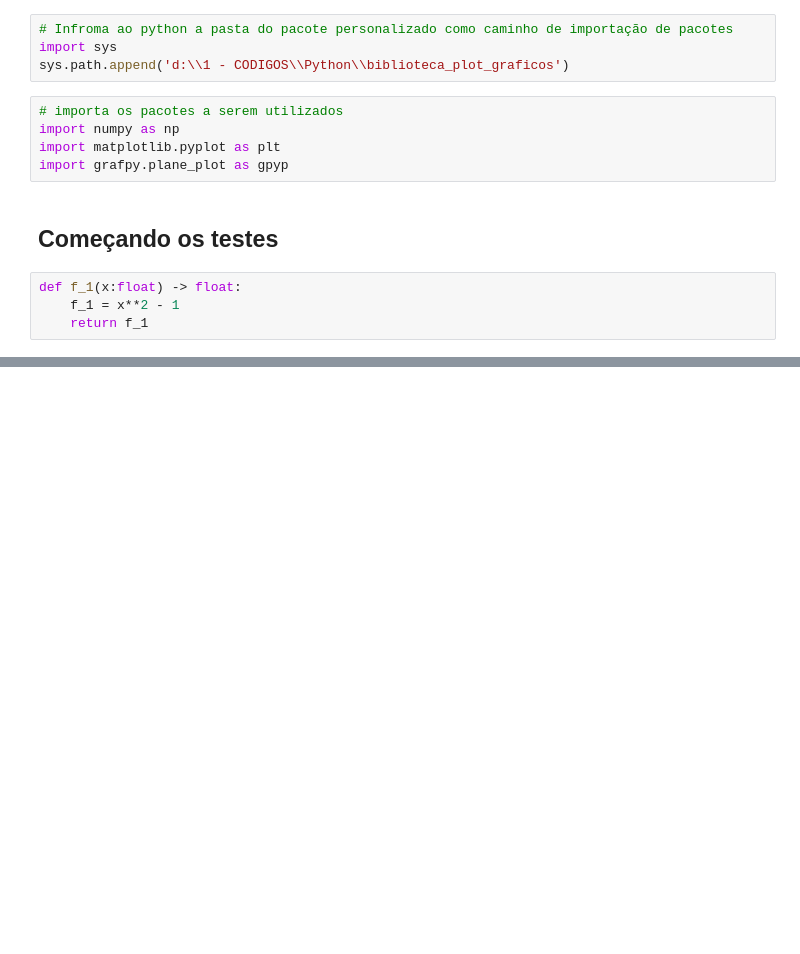
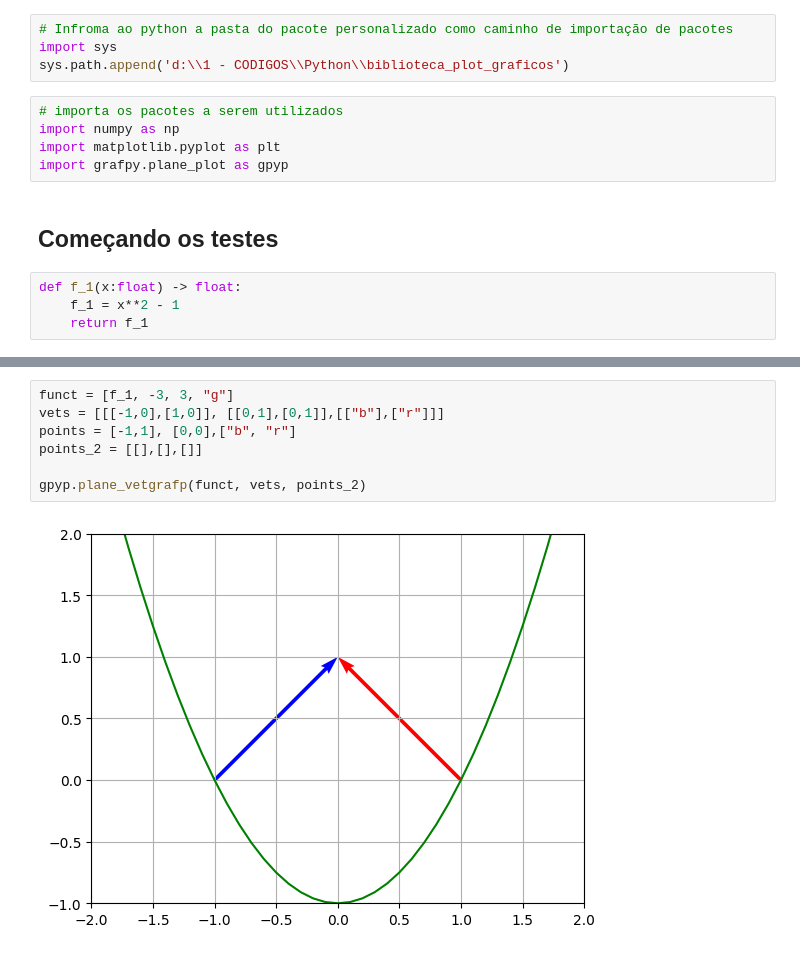
Before and after one commit to DougAugSilva/grafpy, a Jupyter notebook: notebooks/examples.ipynb, the cells around one changed output, grey strips where cells are left out. Saved outputs shown, nothing was run; the diff lists cells and outputs as text; blank space fills up the shorter version.

```diff
--- a/notebooks/examples.ipynb
+++ b/notebooks/examples.ipynb
@@ -97,0 +126,9 @@ gpyp.plot_vet_graf(f_1, -3, 3, "g",[[-1,1],[0,2]], [[0,0],[1,3]],[["b"],["r"]])
+# %%
+funct = [f_1, -3, 3, "g"]
+vets = [[[-1,0],[1,0]], [[0,1],[0,1]],[["b"],["r"]]]
+points = [-1,1], [0,0],["b", "r"]
+points_2 = [[],[],[]]
+
+gpyp.plane_vetgrafp(funct, vets, points_2)
+# %% [output]
+[figure, added]
```
Also changed, not shown: parts of 14 cells of this notebook, 2 other files.
